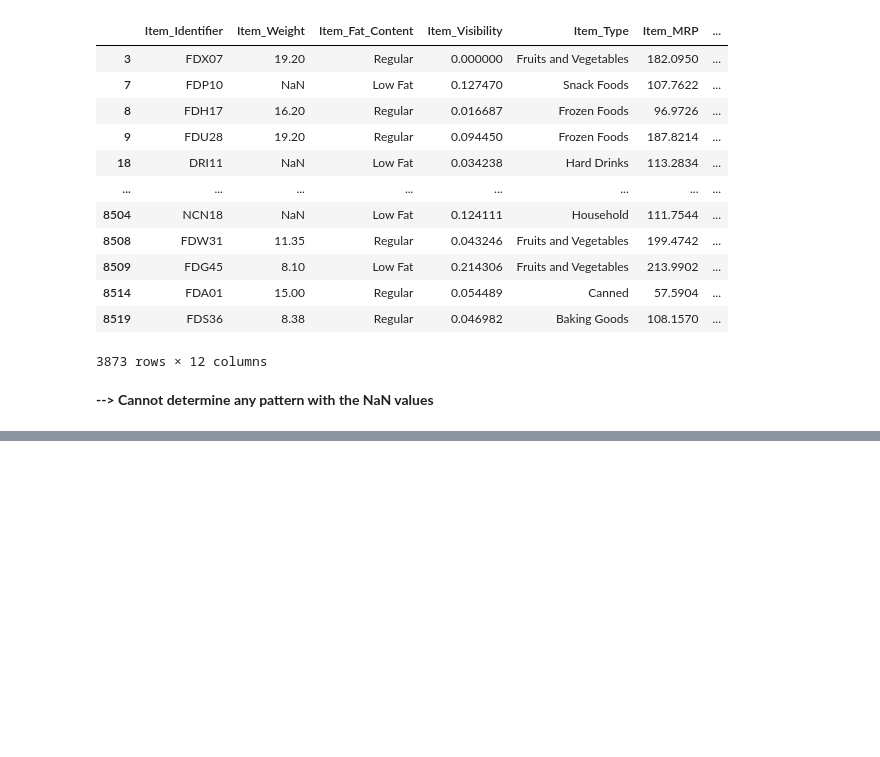
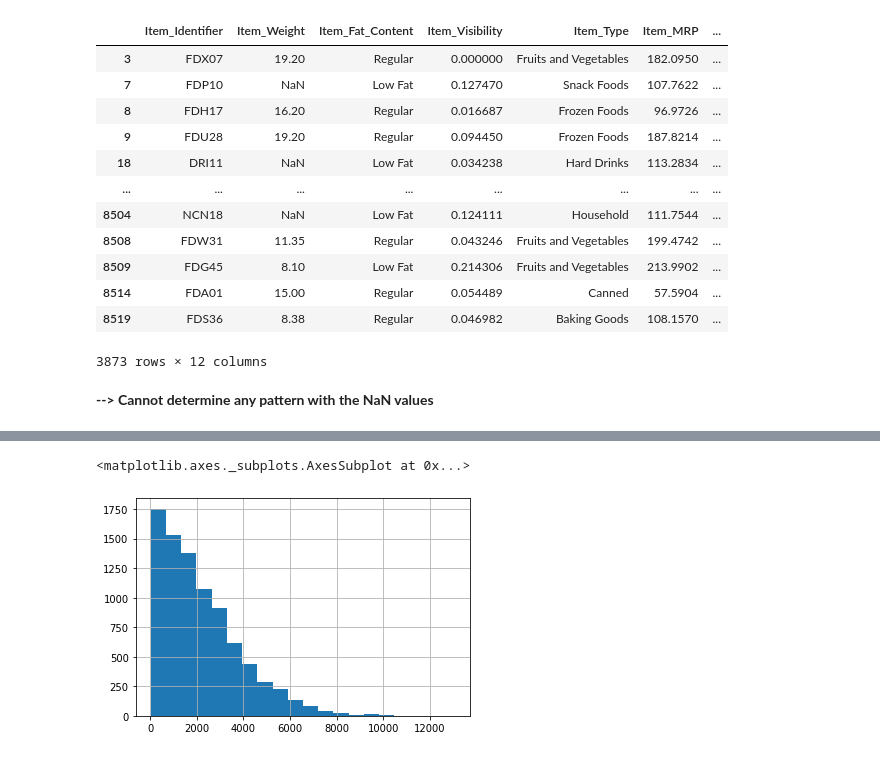
Before and after one commit to v-3sg/sales_predictions, a Jupyter notebook: sales_predictions.ipynb, the cells around one changed output, grey strips where cells are left out. Drawn from its saved outputs; the diff is of its cells as text; code cells hidden in the pictures; blank space fills up the shorter version.

```diff
--- a/sales_predictions.ipynb
+++ b/sales_predictions.ipynb
@@ -172,0 +210,8 @@ null_df
+# %%
+#histogram
+#item outlet sales
+
+df['Item_Outlet_Sales'].hist(bins = 20)
+# %% [output]
+<matplotlib.axes._subplots.AxesSubplot at 0x...>
+[figure, added]
```
Also changed, not shown: parts of 15 cells of this notebook.
